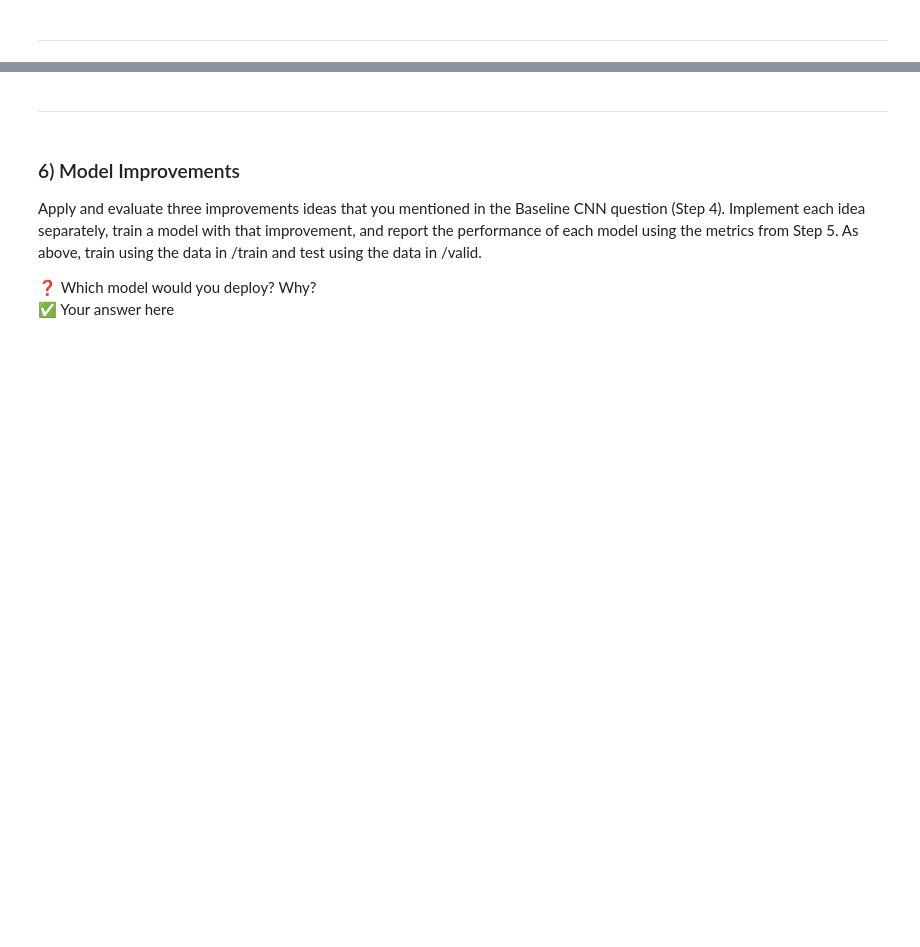
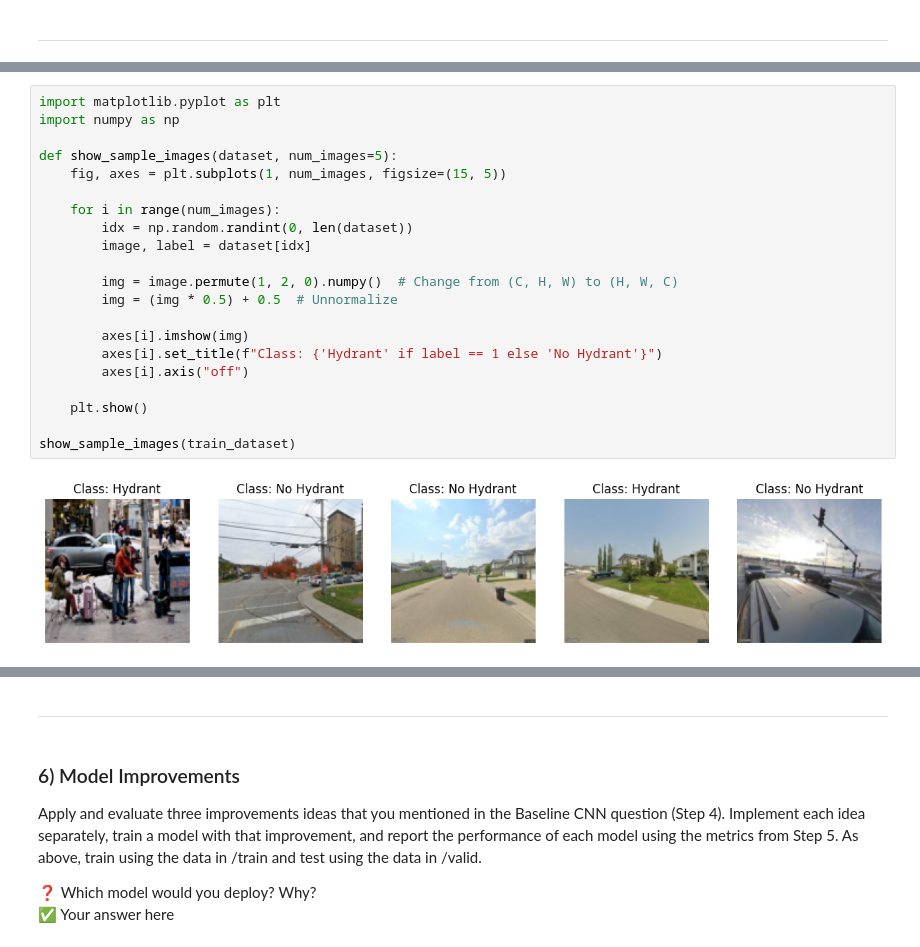
Before and after one commit to Nervith/MLAssignment2, a Jupyter notebook: W2025/Assignments/Assignment2/Ass2_SYSC4415_W25.ipynb, the cells around one changed output, grey strips where cells are left out. Cells and saved outputs as stored; diff of their text form; blank space fills up the shorter version.

```diff
--- a/W2025/Assignments/Assignment2/Ass2_SYSC4415_W25.ipynb
+++ b/W2025/Assignments/Assignment2/Ass2_SYSC4415_W25.ipynb
@@ -233,0 +399,23 @@ Display the confusion matrix.
+# %%
+import matplotlib.pyplot as plt
+import numpy as np
+
+def show_sample_images(dataset, num_images=5):
+    fig, axes = plt.subplots(1, num_images, figsize=(15, 5))
+
+    for i in range(num_images):
+        idx = np.random.randint(0, len(dataset))
+        image, label = dataset[idx]
+
+        img = image.permute(1, 2, 0).numpy()  # Change from (C, H, W) to (H, W, C)
+        img = (img * 0.5) + 0.5  # Unnormalize
+
+        axes[i].imshow(img)
+        axes[i].set_title(f"Class: {'Hydrant' if label == 1 else 'No Hydrant'}")
+        axes[i].axis("off")
+
+    plt.show()
+
+show_sample_images(train_dataset)
+# %% [output]
+[figure, added]
```
Also changed, not shown: parts of 23 cells of this notebook.
